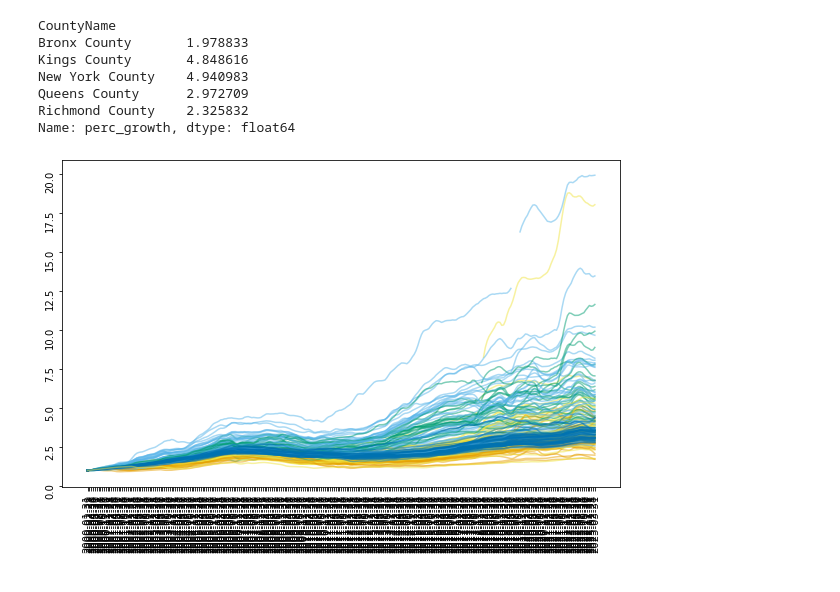
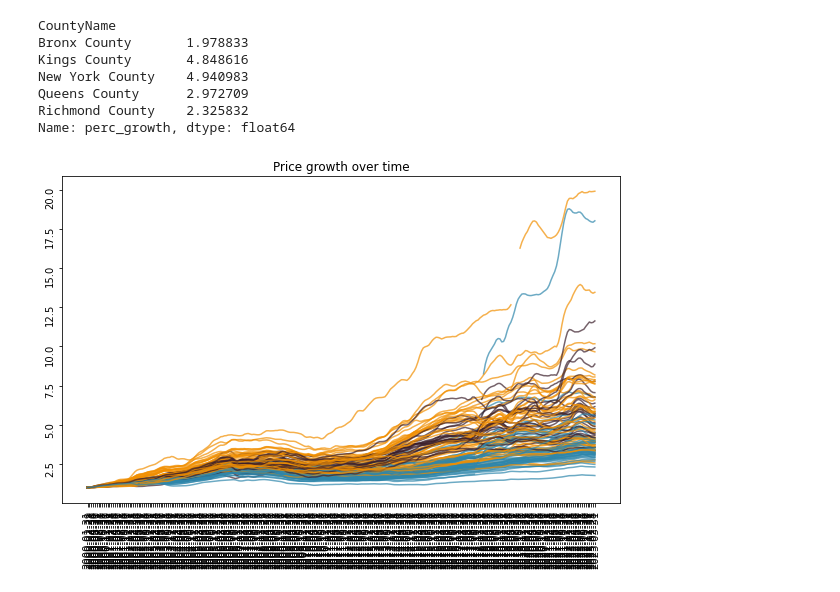
Before and after one commit to willcrossb/NYC_house_prices, a Jupyter notebook: analysis.ipynb, the cells around one changed output. Cells and saved outputs as stored; diff of their text form; code cells hidden in the pictures.

Commit message:
Minor graph tweaks

```diff
--- a/analysis.ipynb
+++ b/analysis.ipynb
@@ -50,26 +50,28 @@ Name: perc_growth, dtype: float64
 # %%
 import matplotlib.pyplot as plt
 
 #Plot improvement over time by age by transposing the DF
+df = df[df["CountyName"].str.contains("Bronx County|Richmond County") == False]
+
 dft = df.set_index('RegionName')
 dft = dft.filter(regex='^20')
 dft = dft.transpose()
 #dft = dft.iloc[::-1, :]
 dft = dft.div(dft.iloc[0])
 
 fig, axs = plt.subplots(figsize=(10, 6))
 
 #Get a list of names for the older riders (Over 27)
 area_to_boro = df.set_index('RegionName')['CountyName'].to_dict()
 
 
-color_choose = {'Bronx County': "#E69F00",'Kings County':"#56B4E9",'New York County':"#009E73",'Queens County': "#F0E442", 'Richmond County':"#0072B2"}
+color_choose = {'Bronx County': "#ffffff",'Kings County':"#F18F01",'New York County':"#3B1F2B",'Queens County': "#2E86AB", 'Richmond County':"#ffffff"}
 
 for col in dft.columns:
     if col in area_to_boro:
         cplot = color_choose[area_to_boro[col]]
-        axs.plot(dft[col], label=col,color=cplot,alpha=.5)
+        axs.plot(dft[col], label=col,color=cplot,alpha=.7)
         axs.tick_params(rotation=90)
         axs.set_title('Price growth over time')
 # %% [output]
-[figure, old version]
+[figure, new version]
```
